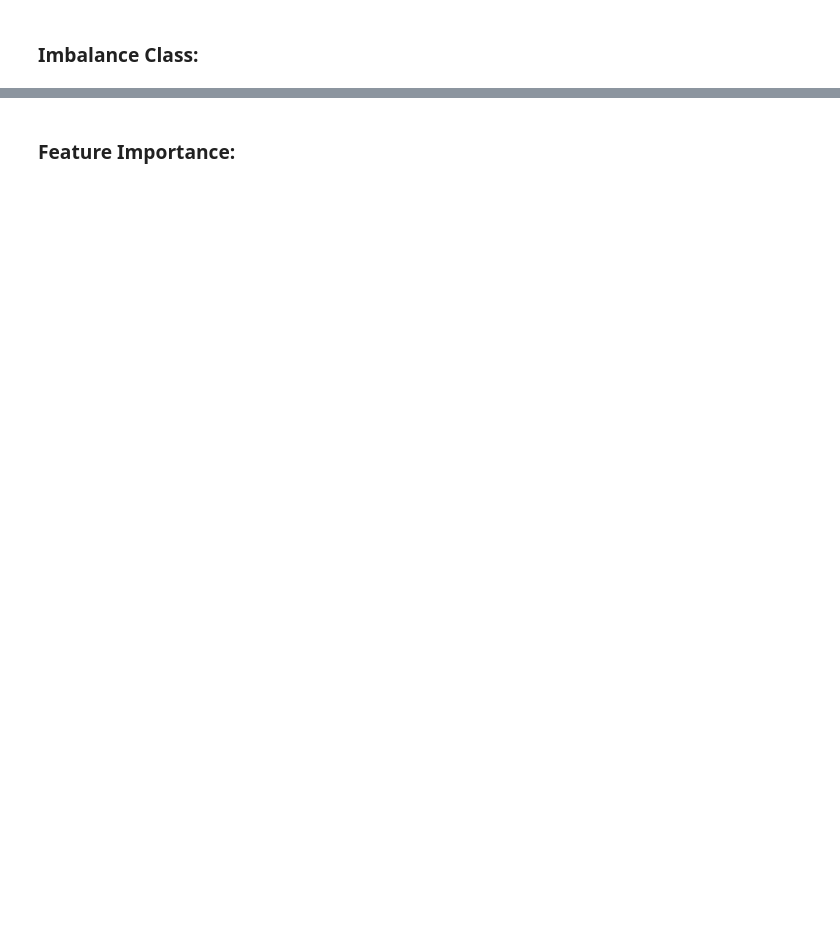
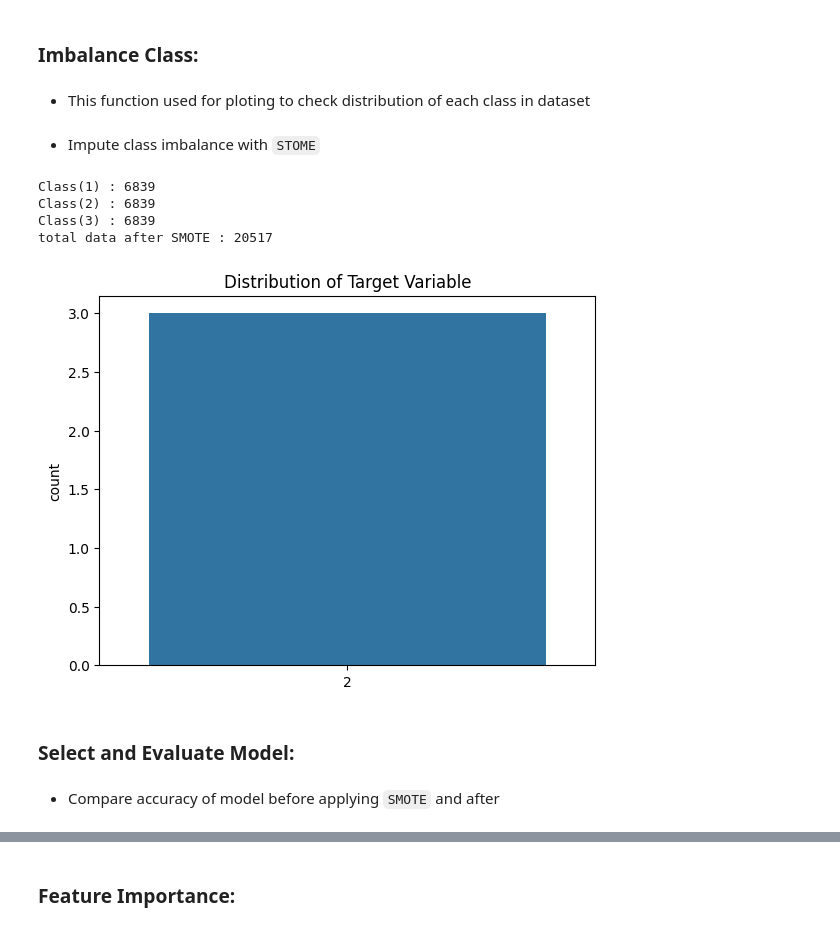
Before and after one commit to DATA471/final_project_h, a Jupyter notebook: main_file.ipynb, the cells around one changed output, grey strips where cells are left out. Saved outputs shown, nothing was run; the diff lists cells and outputs as text; code cells hidden in the pictures; blank space fills up the shorter version.

```diff
--- a/main_file.ipynb
+++ b/main_file.ipynb
@@ -266,4 +220,26 @@ plt.show()
 # %% [markdown]
 ### Splitting Dataset:
+# %%
+from sklearn.model_selection import train_test_split
+from sklearn.model_selection import RepeatedKFold, cross_val_score
+from sklearn.pipeline import Pipeline
+from sklearn.preprocessing import StandardScaler
+
+X = dataset.iloc[:, :-1]
+y = dataset.iloc[:, -1]
+X_train, X_val, y_train, y_val = train_test_split(X, y, test_size=0.2, random_state=42)
 # %% [markdown]
 ### Impute Missing:
+# %%
+from sklearn.impute import SimpleImputer
+
+# Create a SimpleImputer object with the desired strategy (e.g., mean, median, most_frequent)
+feature_imputer = SimpleImputer(strategy='mean')
+target_imputer = SimpleImputer(strategy='most_frequent')
+
+X_train = pd.DataFrame(feature_imputer.fit_transform(X_train), columns=X_train.columns)
+y_train = pd.Series(target_imputer.fit_transform(y_train.values.reshape(-1, 1)).flatten())
+
+#X_val = pd.DataFrame(feature_imputer.transform(X_val), columns=X_train.columns)
+#y_val = pd.Series(target_imputer.transform(y_val.values.reshape(-1, 1)).flatten())
+#print(X_val.isnull().sum())
@@ -270,2 +253,4 @@ plt.show()
 # %% [markdown]
 ### Imbalance Class:
+# %% [markdown]
+- This function used for ploting to check distribution of each class in dataset
@@ -271,0 +286,34 @@ plt.show()
+# %% [markdown]
+- Impute class imbalance with `STOME`
+# %%
+from imblearn.over_sampling import SMOTE
+
+# Ensure y_train is categorical
+if np.issubdtype(y_train.dtype, np.number):
+    y_train = y_train.astype(int)
+
+oversample = SMOTE()
+X_train, y_train = oversample.fit_resample(X_train, y_train)
+
+#plot_data_boundary(X_train, y_train, save_to_file="data_smote.pdf")
+# %%
+for c in np.unique(y_train):
+    if c is not None and not np.isnan(c):
+        print('Class(%d) : %d' % (c, sum(y_train==c)))
+
+print('total data after SMOTE : %d' % len(y_train))
+
+# Plot the distribution of the target variable
+sns.countplot(x=y_train.unique(), data=y_train)
+plt.title('Distribution of Target Variable')
+plt.show()
+# %% [output]
+Class(1) : 6839
+Class(2) : 6839
+Class(3) : 6839
+total data after SMOTE : 20517
+[figure, added]
+# %% [markdown]
+### Select and Evaluate Model:
+# %% [markdown]
+- Compare accuracy of model before applying `SMOTE` and after
```
Also changed, not shown: parts of 29 cells of this notebook.
